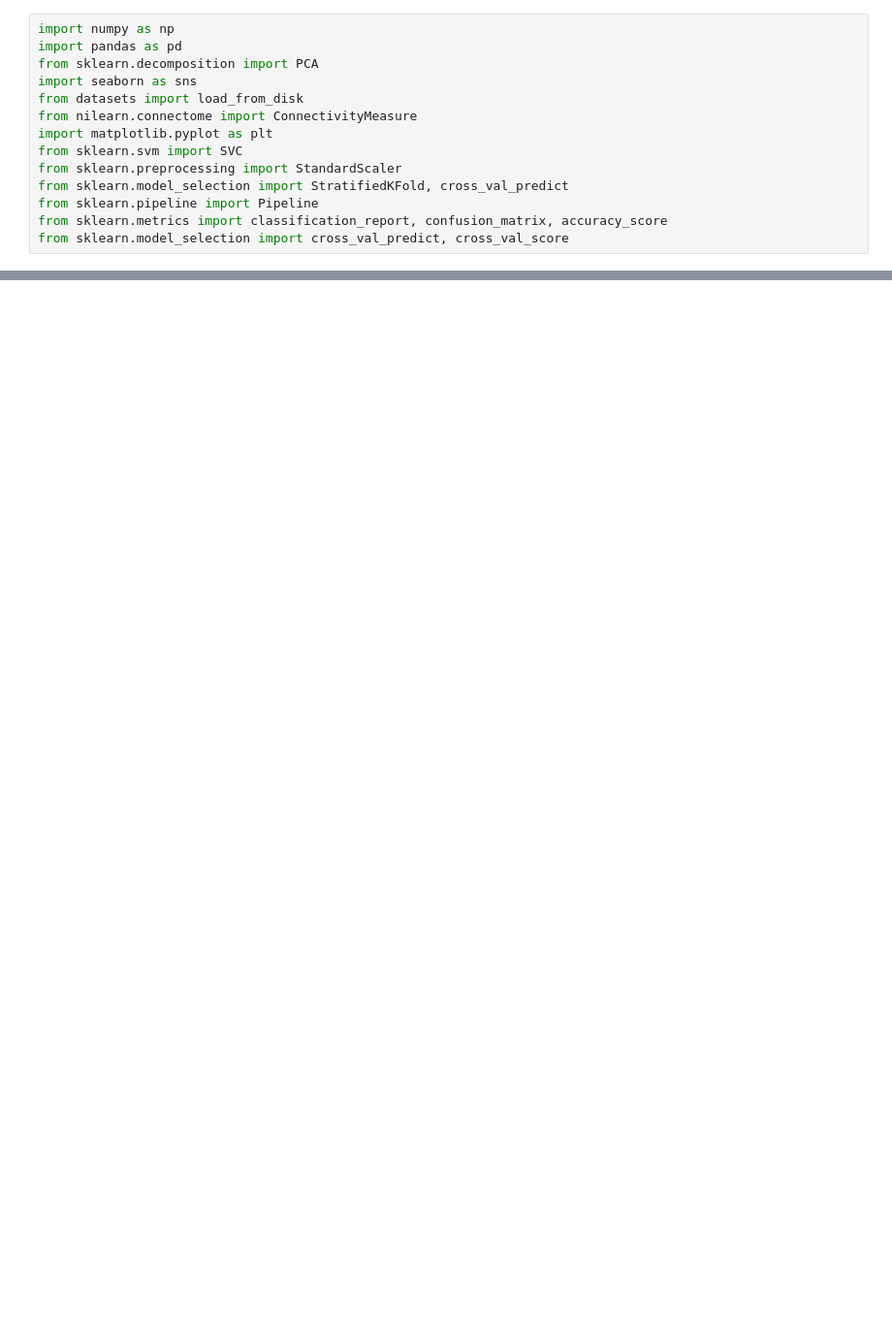
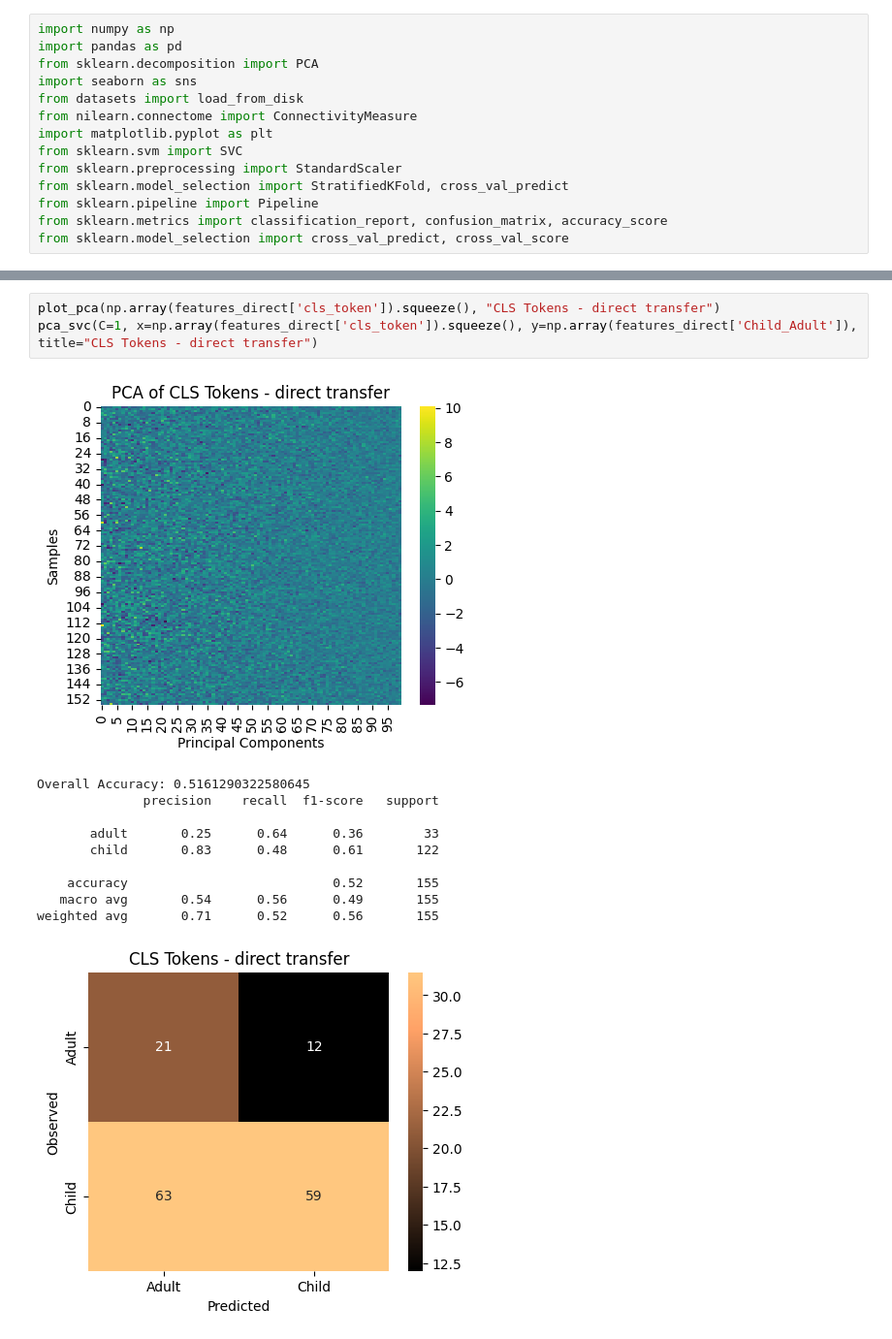
Before and after one commit to htwangtw/hfplayground, a Jupyter notebook: notebooks/inference_finetune_vs_direct.ipynb, the cells around one changed output, grey strips where cells are left out. Shown at 97% size. Saved outputs shown, nothing was run; the diff lists cells and outputs as text; blank space fills up the shorter version.

```diff
--- a/notebooks/inference_finetune_vs_direct.ipynb
+++ b/notebooks/inference_finetune_vs_direct.ipynb
@@ -178,0 +147,15 @@ weighted avg       0.86      0.83      0.84       155
+# %%
+plot_pca(np.array(features_direct['cls_token']).squeeze(), "CLS Tokens - direct transfer")
+pca_svc(C=1, x=np.array(features_direct['cls_token']).squeeze(), y=np.array(features_direct['Child_Adult']), title="CLS Tokens - direct transfer")
+# %% [output]
+[figure, added]
+Overall Accuracy: 0.5161290322580645
+              precision    recall  f1-score   support
+
+       adult       0.25      0.64      0.36        33
+       child       0.83      0.48      0.61       122
+
+    accuracy                           0.52       155
+   macro avg       0.54      0.56      0.49       155
+weighted avg       0.71      0.52      0.56       155
+[figure, added]
```
Also changed, not shown: parts of 28 cells of this notebook, 4 other files.
